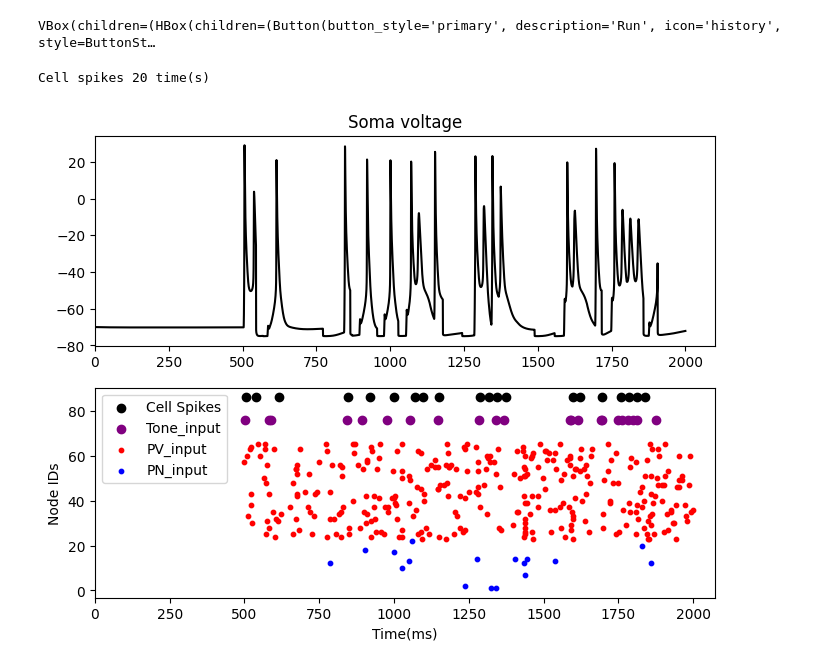
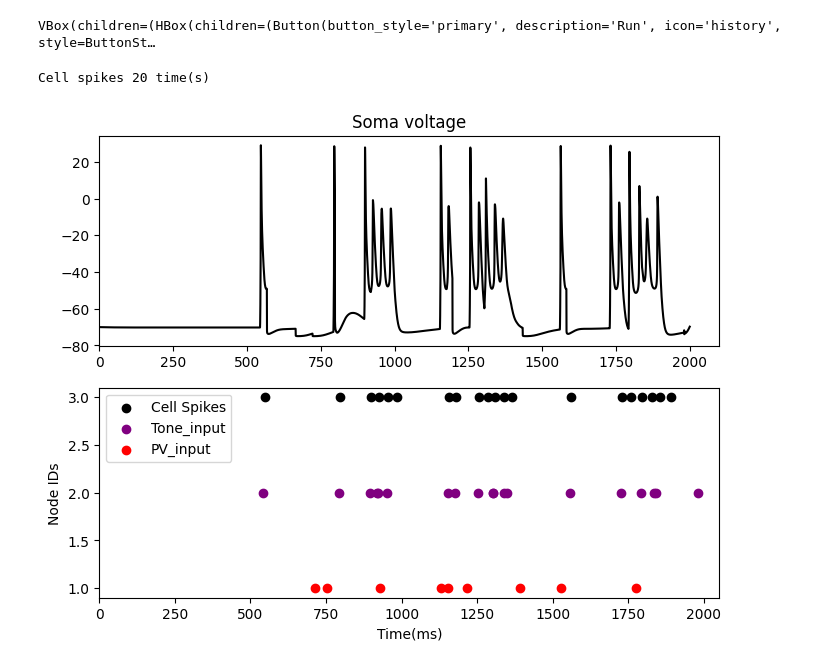
Before and after one commit to KhuramC/Fear-Lesson-Plans, a Jupyter notebook: D2/D2.ipynb, the cells around one changed output. Saved outputs shown, nothing was run; the diff lists cells and outputs as text; code cells hidden in the pictures.

Commit message:
only show 1 PV input instead of all. No PN

```diff
--- a/D2/D2.ipynb
+++ b/D2/D2.ipynb
@@ -180,7 +180,7 @@ def model(tone_frequency,tone2PN_mean,PV2PN_mean,tone2PN_std,PV2PN_std):
 
 
     #PN2PN/Excitatory Synapse
-    exc_df = PN_psg.to_dataframe()
+    #exc_df = PN_psg.to_dataframe()
     avg_exc_firing_rate = np.empty(0)
     for i in range(exc_syn_num): #for every excitatory synapse(PN2PN):
       conn_exc = h.Exp2Syn(cell.dend[0](0.9)) #create syn on apical dendrite
@@ -218,13 +218,14 @@ def model(tone_frequency,tone2PN_mean,PV2PN_mean,tone2PN_std,PV2PN_std):
       vec_stim_inh = h.VecStim() #make VecStim play it
       vec_stim_inh.play(vec_spikes_inh)
       nc_inh = h.NetCon(vec_stim_inh,conn_inh,1,1,lognorm(PV2PN_mean,PV2PN_std))
-      for spike in altered_spikes:  #adds every spike to the df
-        new_row = {'node_ids': i+exc_syn_num, 'timestamps': spike}
-        #inh_df = inh_df.append(new_row,ignore_index = True)
-        #instead of appending, make row into a new df
-        row_df = pd.DataFrame([new_row])
-        #concat like this
-        inh_df = pd.concat([inh_df,row_df],axis = 0, ignore_index= True)
+      if(i==0):
+        for spike in altered_spikes:  #adds every spike to the df
+          new_row = {'node_ids': 1, 'timestamps': spike}
+          #inh_df = inh_df.append(new_row,ignore_index = True)
+          #instead of appending, make row into a new df
+          row_df = pd.DataFrame([new_row])
+          #concat like this
+          inh_df = pd.concat([inh_df,row_df],axis = 0, ignore_index= True)
 
     #print(f"Inhibitory should be {pv(tone_frequency)}")
     #print(f"Average firing_rate for inhibitory synapses is {np.mean(avg_inh_firing_rate)} Hz")
@@ -234,12 +235,12 @@ def model(tone_frequency,tone2PN_mean,PV2PN_mean,tone2PN_std,PV2PN_std):
     #Tone
     tone_psg = PoissonSpikeGenerator(population='Tone')
     tone_psg.add(
-      node_ids = exc_syn_num+inh_syn_num+10, # only one tone input, higher just to be easier to seen when plotted
+      node_ids = 2, # only one tone input, higher just to be easier to seen when plotted
       firing_rate=tone_frequency, #user decides tone frequency
       times = (0.5, tstop/1000) #nothing occurs before 0.5s
     )
     try: #if tone_freq is 0 or no spikes occur, this fails, and just spawns an empty df as a result
-      tone = tone_psg.get_times(node_id = exc_syn_num+inh_syn_num+10)
+      tone = tone_psg.get_times(node_id = 2)
       conn_tone = h.Exp2Syn(cell.dend[0](0.9)) #create syn on basal dendrite
       v_spikes_tone = h.Vector(tone) #vector based on spike train
       vec_stim_tone = h.VecStim() #have vecstim play it
@@ -274,23 +275,23 @@ def model(tone_frequency,tone2PN_mean,PV2PN_mean,tone2PN_std,PV2PN_std):
     #Cell_Spike Manipulations
     np_cell_spikes = np.zeros(len(cell_spikes)) #turns in ndarray
     np_cell_spikes =  cell_spikes.to_python(np_cell_spikes)
-    last_node_id = exc_syn_num + inh_syn_num + 20 #to be more visible compared to the other ones
+    last_node_id = 3 #to be more visible compared to the other ones
     last_node_ids = np.full(shape = (1,len(cell_spikes)), fill_value= last_node_id)
     print(f"Cell spikes {np_cell_spikes.size} time(s)")
 
 
 
-    plot(t,Soma_v,exc_df, inh_df,tone_df,np_cell_spikes, last_node_ids)
+    plot(t,Soma_v, inh_df,tone_df,np_cell_spikes, last_node_ids)
 
-def plot(t,Soma_v,exc_df, inh_df,tone_df,np_cell_spikes, last_node_ids):
+def plot(t,Soma_v, inh_df,tone_df,np_cell_spikes, last_node_ids):
     fig, ax = plt.subplots(2,1,figsize=(8, 6))
     ax[0].plot(t,Soma_v, color = 'black')
     ax[0].set_xlim(0)
     ax[0].set_title("Soma voltage")
     ax[1].scatter(np_cell_spikes,last_node_ids,color = 'black', label = 'Cell Spikes')
     ax[1].scatter(tone_df['timestamps'],tone_df['node_ids'], color = 'purple', label = 'Tone_input')
-    ax[1].scatter(inh_df['timestamps'],inh_df['node_ids'], color = 'red', label = 'PV_input',s = 10)
-    ax[1].scatter(exc_df['timestamps'],exc_df['node_ids'], color = 'blue',label = 'PN_input',s = 10)
+    ax[1].scatter(inh_df['timestamps'],inh_df['node_ids'], color = 'red', label = 'PV_input')
+    #ax[1].scatter(exc_df['timestamps'],exc_df['node_ids'], color = 'blue',label = 'PN_input')
     ax[1].set_xlim(0)
     ax[1].set_xlabel('Time(ms)')
     ax[1].set_ylabel('Node IDs')
@@ -304,31 +305,31 @@ PV2PN_mean = 1
 tone2PN_std = 0.5
 PV2PN_std = 0.5
 
 
 #Widgets
 w_run = widgets.Button(description='Run',icon='history',button_style='primary')
 w_tone_frequency = widgets.FloatSlider(value=tone_frequency,min=0.001,max=40, step=0.2,description='Tone_freq(Hz)',style=dict(description_width='initial'))
 w_tone2PN_mean = widgets.FloatSlider(value=tone2PN_mean,min=0.001,max=100, step=0.2,description='Tone2PN_mean',style=dict(description_width='initial'))
 w_PV2PN_mean = widgets.FloatSlider(value=PV2PN_mean,min=0.001,max=100, step=0.2,description='PV2PN_mean',style=dict(description_width='initial'))
 w_tone2PN_std = widgets.FloatSlider(value=tone2PN_std,min=0.001,max=100, step=0.2,description='Tone2PN_std',style=dict(description_width='initial'))
 w_PV2PN_std = widgets.FloatSlider(value=PV2PN_std,min=0.001,max=100, step=0.2,description='PV2PN_std',style=dict(description_width='initial'))
 
 def run_model(*arges):
     clear_output()  # Removes the sliders and then updated the values and displays the new values
     tone_frequency = w_tone_frequency.value
     tone2PN_mean = w_tone2PN_mean.value
     PV2PN_mean = w_PV2PN_mean.value
     tone2PN_std = w_tone2PN_std.value
     PV2PN_std = w_PV2PN_std.value
     display(ui)
     model(tone_frequency,tone2PN_mean,PV2PN_mean,tone2PN_std,PV2PN_std)
 
 w_run.on_click(run_model)
 ui = VBox([HBox([w_run]),
            HBox([w_tone2PN_mean,w_tone2PN_std,w_tone_frequency]),
            HBox([w_PV2PN_mean,w_PV2PN_std])])
 ui
 # %% [output]
 VBox(children=(HBox(children=(Button(button_style='primary', description='Run', icon='history', style=ButtonSt…
 Cell spikes 20 time(s)
-[figure, old version]
+[figure, new version]
```
